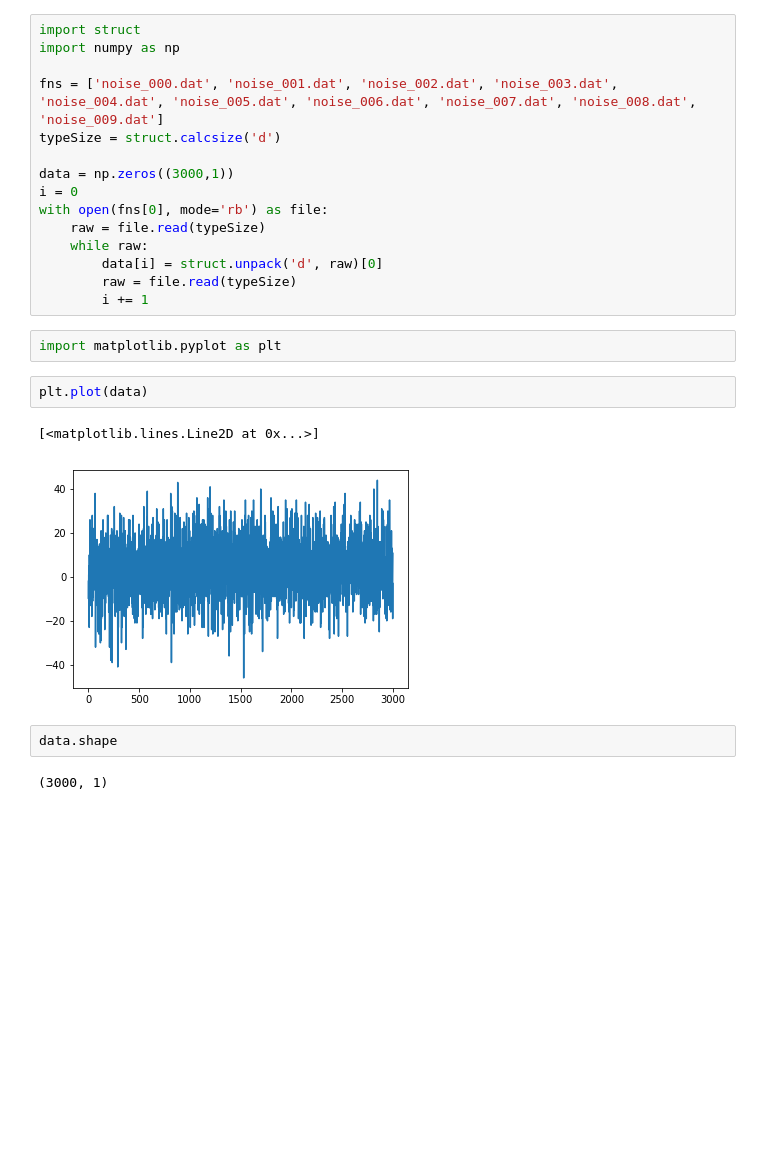
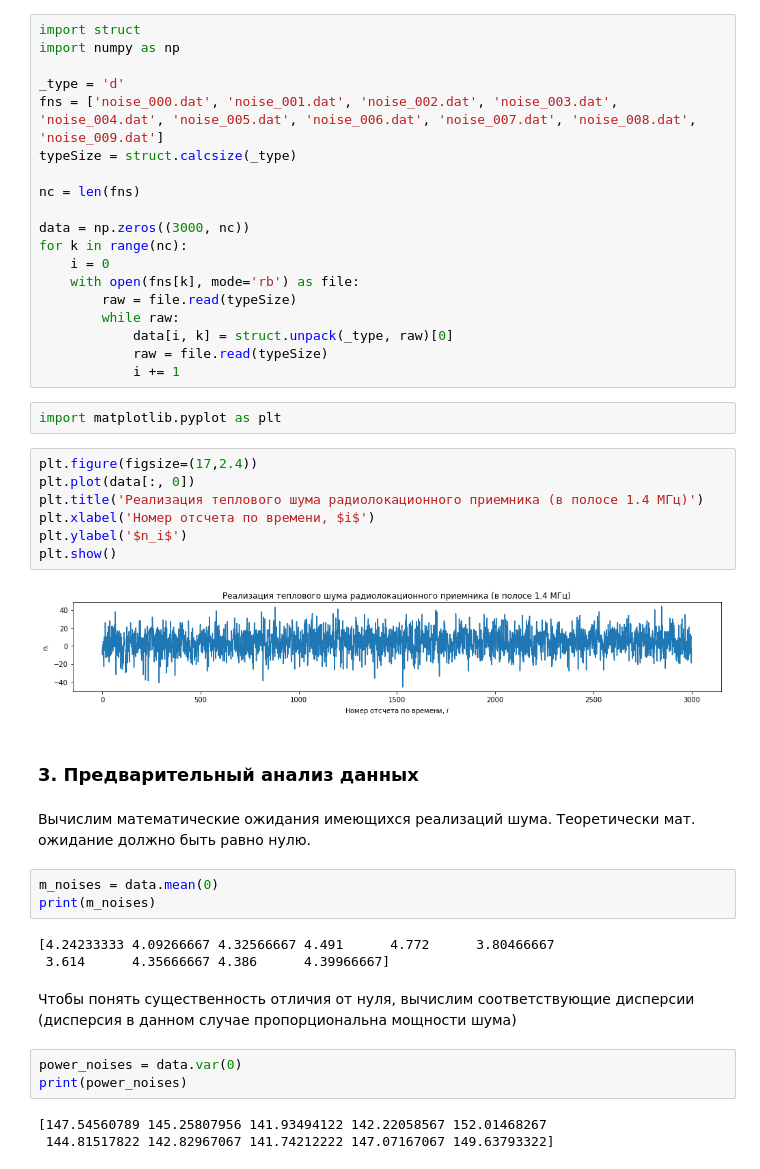
Before and after one commit to nawww83/terver, a Jupyter notebook: kurs_rabota.ipynb, the cells around one changed output. Drawn from its saved outputs; the diff is of its cells as text; blank space fills up the shorter version.

Commit message:
добавка номер 1

```diff
--- a/kurs_rabota.ipynb
+++ b/kurs_rabota.ipynb
@@ -18,25 +18,47 @@
 import struct
 import numpy as np
 
+_type = 'd'
 fns = ['noise_000.dat', 'noise_001.dat', 'noise_002.dat', 'noise_003.dat', 'noise_004.dat', 'noise_005.dat', 'noise_006.dat', 'noise_007.dat', 'noise_008.dat', 'noise_009.dat']
-typeSize = struct.calcsize('d')
+typeSize = struct.calcsize(_type)
 
-data = np.zeros((3000,1))
-i = 0
-with open(fns[0], mode='rb') as file:
-    raw = file.read(typeSize)
-    while raw:
-        data[i] = struct.unpack('d', raw)[0]
+nc = len(fns)
+
+data = np.zeros((3000, nc))
+for k in range(nc):
+    i = 0
+    with open(fns[k], mode='rb') as file:
         raw = file.read(typeSize)
-        i += 1
+        while raw:
+            data[i, k] = struct.unpack(_type, raw)[0]
+            raw = file.read(typeSize)
+            i += 1
 # %%
 import matplotlib.pyplot as plt
-# %%
-plt.plot(data)
-# %% [output]
-[<matplotlib.lines.Line2D at 0x...>]
-[figure, removed]
-# %%
-data.shape
-# %% [output]
-(3000, 1)
+# %%
+plt.figure(figsize=(17,2.4))
+plt.plot(data[:, 0])
+plt.title('Реализация теплового шума радиолокационного приемника (в полосе 1.4 МГц)')
+plt.xlabel('Номер отсчета по времени, $i$')
+plt.ylabel('$n_i$')
+plt.show()
+# %% [output]
+[figure, added]
+# %% [markdown]
+### 3. Предварительный анализ данных
+# %% [markdown]
+Вычислим математические ожидания имеющихся реализаций шума. Теоретически мат. ожидание должно быть равно нулю.
+# %%
+m_noises = data.mean(0)
+print(m_noises)
+# %% [output]
+[4.24233333 4.09266667 4.32566667 4.491      4.772      3.80466667
+ 3.614      4.35666667 4.386      4.39966667]
+# %% [markdown]
+Чтобы понять существенность отличия от нуля, вычислим соответствующие дисперсии (дисперсия в данном случае пропорциональна мощности шума)
+# %%
+power_noises = data.var(0)
+print(power_noises)
+# %% [output]
+[147.54560789 145.25807956 141.93494122 142.22058567 152.01468267
+ 144.81517822 142.82967067 141.74212222 147.07167067 149.63793322]
```
Also changed, not shown: parts of 27 cells of this notebook.
